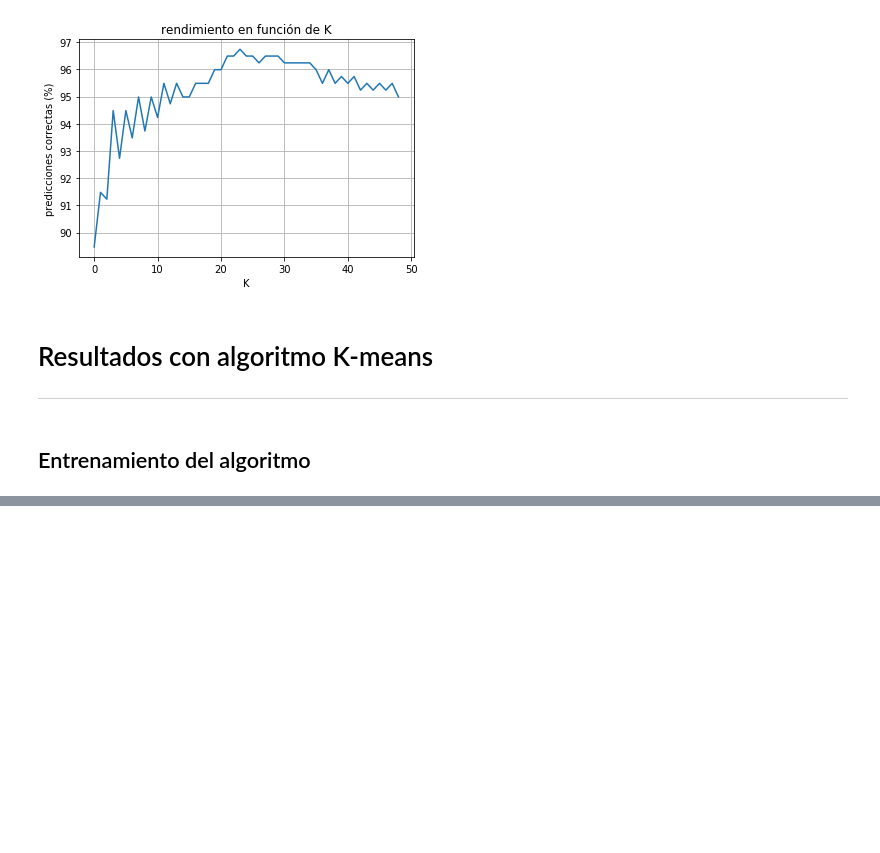
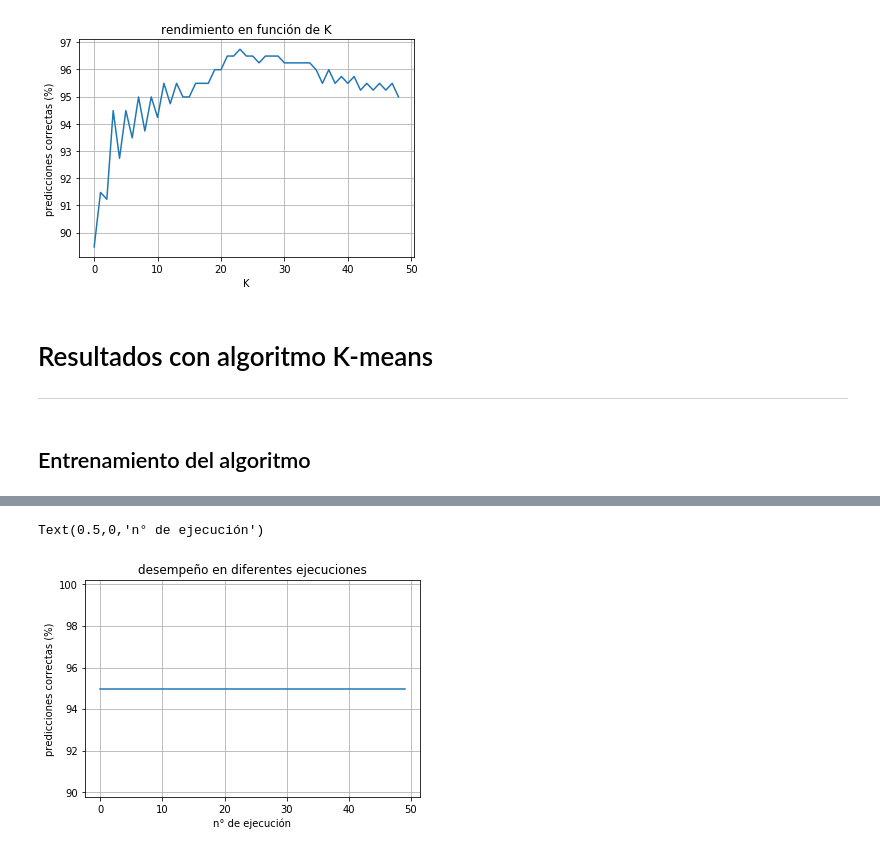
Before and after one commit to gonzafernan/fruit-classifier, a Jupyter notebook: 06-clasificacion.ipynb, the cells around one changed output, grey strips where cells are left out. Cells and saved outputs as stored; diff of their text form; code cells hidden in the pictures; blank space fills up the shorter version.

Commit message:
diagramas de flujo y ejemplor de aplicacion

```diff
--- a/06-clasificacion.ipynb
+++ b/06-clasificacion.ipynb
@@ -364,7 +364,7 @@ Lemon test data is ready
 Test data analysis completed
 Progreso: |██████████████████████████████████████████████████| 100.0% Total
 # %%
-for i in range(0, len(ans)):
+for i in range(0, len(ans)-1):
     ans[i] = ans[i] * 100 / len(test)
 
 fig, ax = plt.subplots()
@@ -542,0 +564,17 @@ for t in test:
+# %%
+data = data_analysis()
+test = test_analysis()
+
+means = kmeans_train(data)
+
+MAX = 50
+
+ans = []
+
+for i in range(0, MAX):
+    ans.append(kmeans(test, means))
+    printProgressBar(i, MAX, prefix='Progreso:',
+                 suffix='Total', length=50)
+
+printProgressBar(MAX, MAX, prefix='Progreso:',
+             suffix='Total', length=50)
@@ -542,0 +597,13 @@ for t in test:
+# %%
+for i in range(0, len(ans)):
+    ans[i] = ans[i] * 100 / len(test)
+
+fig, ax = plt.subplots()
+ax.plot(ans)
+ax.grid(True)
+ax.set_title('desempeño en diferentes ejecuciones')
+plt.ylabel('predicciones correctas (%)')
+plt.xlabel('n° de ejecución')
+# %% [output]
+Text(0.5,0,'n° de ejecución')
+[figure, added]
```
Also changed, not shown: parts of 8 cells of this notebook, 31 other files.
